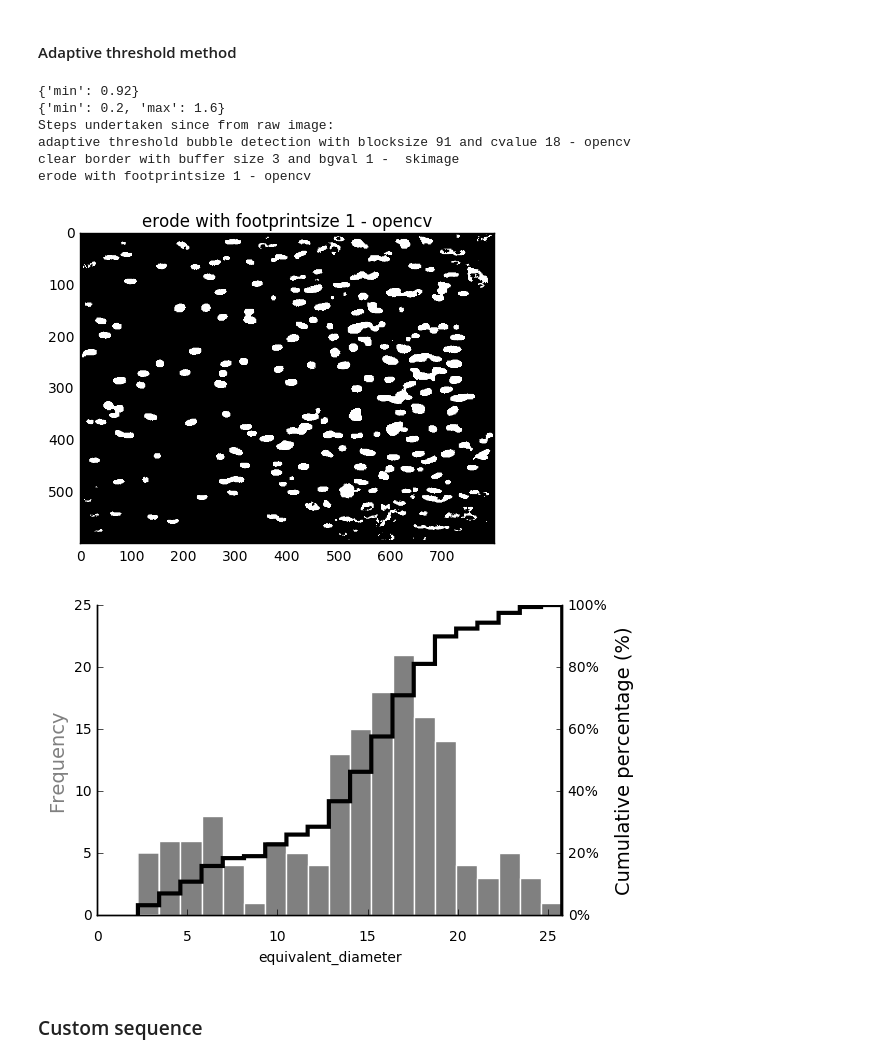
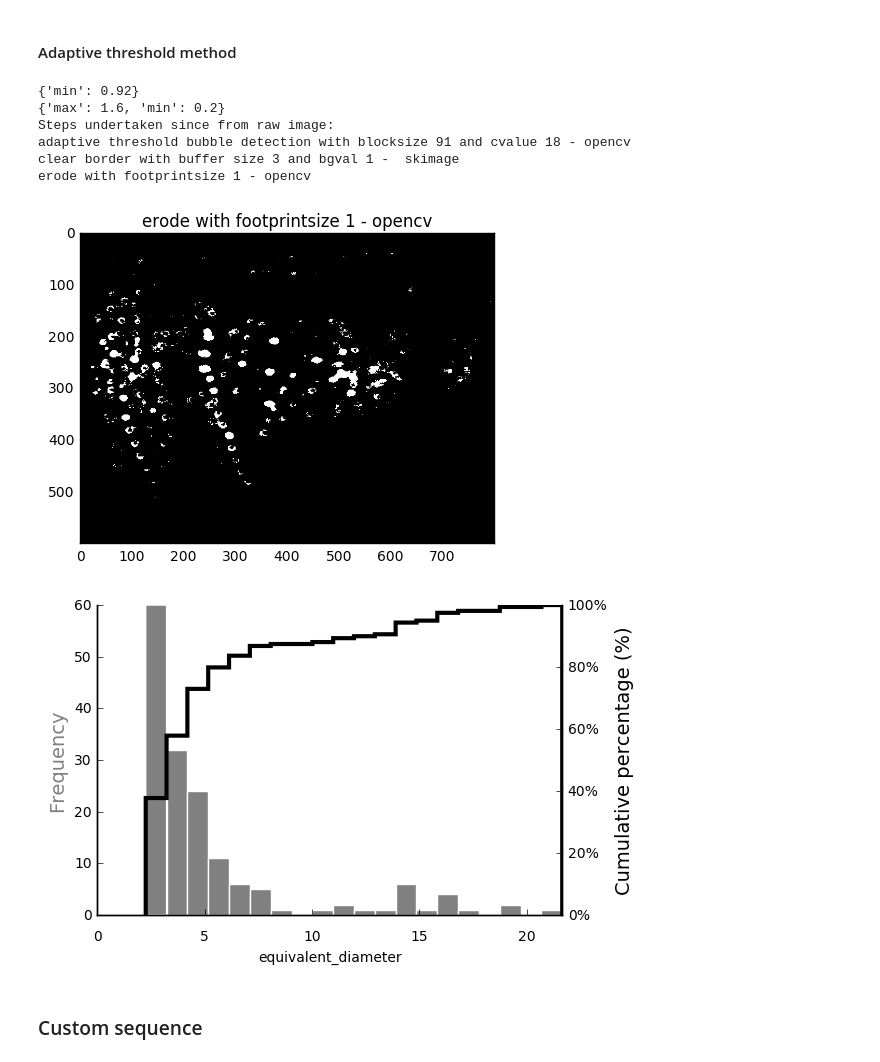
Before and after one commit to gbellandi/bubble_size_analysis, a Jupyter notebook: drafts/bubblekicker.ipynb, the cells around one changed output. Cells and saved outputs as stored; diff of their text form; code cells hidden in the pictures.

Commit message:
cleanup and test with new bubble imgs

```diff
--- a/drafts/bubblekicker.ipynb
+++ b/drafts/bubblekicker.ipynb
@@ -37,25 +39,25 @@ erode with footprintsize 1 - opencv
 #### Adaptive threshold method
 # %%
 #setup the pipeline by loading the file
-bubbler = AdaptiveThresholdPipeline('0325097m_0305.tif', channel='red')
+bubbler = AdaptiveThresholdPipeline('3411017m_0004.jpg', channel='red')
 result = bubbler.run(91, 18, 3, 1, 1)  # executing the pipeline with custom parameters
 bubbler.plot()
 
 marker_image, props = bubble_properties_calculate(result)  # extract the properties
 ## nbubbles, to include
 
 #plt.imshow(marker_image, cmap='Greys',  interpolation='nearest')
 fig, axs = bubble_properties_plot(props, "equivalent_diameter")  # make a plot
 bubbler.what_have_i_done()
 # %% [output]
 {'min': 0.92}
-{'min': 0.2, 'max': 1.6}
+{'max': 1.6, 'min': 0.2}
 Steps undertaken since from raw image:
 adaptive threshold bubble detection with blocksize 91 and cvalue 18 - opencv
 clear border with buffer size 3 and bgval 1 -  skimage
 erode with footprintsize 1 - opencv
-[figure, old version]
+[figure, new version]
-[figure, old version]
+[figure, new version]
 # %% [markdown]
 ### Custom sequence
 # %% [markdown]
```
Also changed, not shown: parts of 3 cells of this notebook.
